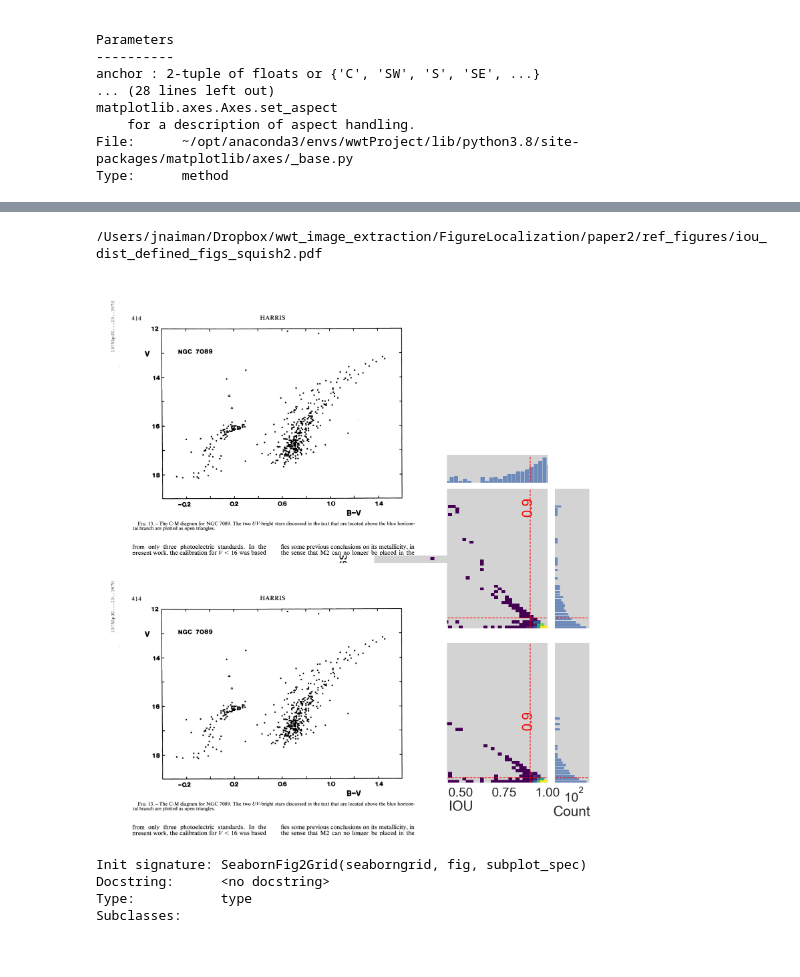
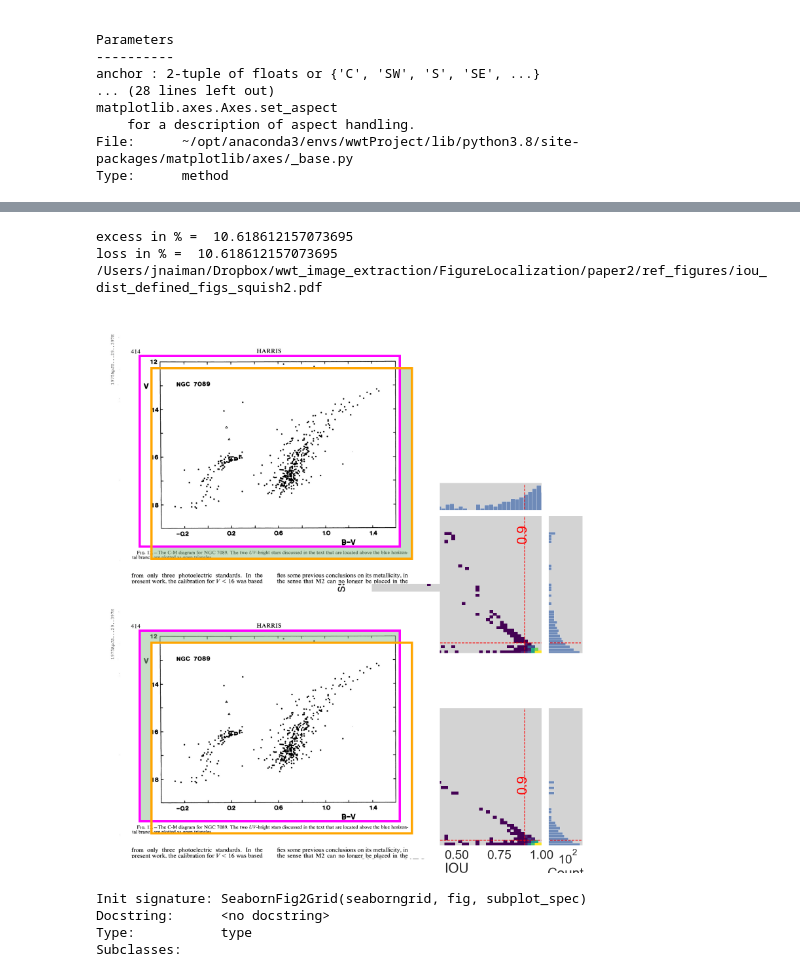
Before and after one commit to ReadingTimeMachine/digitization_at_high_localization, a Jupyter notebook: iou_vs_metrics_of_interest.ipynb, the cells around one changed output, grey strips where cells are left out. Drawn from its saved outputs; the diff is of its cells as text; code cells hidden in the pictures.

```diff
--- a/iou_vs_metrics_of_interest.ipynb
+++ b/iou_vs_metrics_of_interest.ipynb
@@ -976,6 +1147,7 @@ mg1 = SeabornFig2Grid(gl, fig, gs[1,1])
 # fake plots
 ax1 = plt.subplot(gs[0, 0])
 ax1.imshow(img)
+add_excess(ax1)
 #ax1.set_anchor('C')
 # # finally, set new location/dimensions of the axes
 # ax1.set_position([box1.x0, new_bottom1, w1, new_h1])
@@ -984,7 +1156,8 @@ ax1.imshow(img)
 # fake plots
 ax2 = plt.subplot(gs[1, 0])
 ax2.imshow(img)
-ax2.set_anchor('C')
+#ax2.set_anchor('C')
+add_loss(ax2)
 
 for a in [ax1,ax2]:
     a.xaxis.set_visible(False)
@@ -1053,36 +1226,38 @@ rectf = pt.Rectangle((x1f, y1f), x2f - x1f, y2f - y1f, linewidth=linethick_diagr
 gl.ax_joint.add_patch(rectf)
 
 #gs.tight_layout(fig, rect=[-0.05, -0.03, 1, 1]) # for placing fig -- without colorbar
 # xmin, ymin, w, h
 #gs.tight_layout(fig, rect=[-0.25, -0.03, 1.2, 1.5]) # for placing fig -- without colorbar
 
 # xmin, ymin, w, h
 ax1.set_position([0.0,0.5,0.5,0.5])
 ax2.set_position([0.0,0.0,0.5,0.5])
 
 width = 0.25 # widht of joint plot
-xmin = 0.4 # x start of joint plots
-ymin = 0.1 # y start of joint plots
+xmin = 0.405 # x start of joint plots
+ymin = 0.05 # y start of joint plots
 height = 0.25 # height of joint plots
 ywidth = 0.05 # width of y-side marginal
 yspace = 0.01 # space between y-side marginal and joint
 xspace = 0.01 # space between x-side marginal and joint
 plots_vert_space = 0.1 # distance between 2 main joint plots
 gl.ax_joint.set_position([xmin,ymin,width,height])
 gl.ax_marg_y.set_position([xmin+width+yspace, ymin, ywidth, height])
 
 ge.ax_joint.set_position([xmin,ymin+height+plots_vert_space, width, height])
 ge.ax_marg_y.set_position([xmin+width+yspace, ymin+height+plots_vert_space, ywidth, height])
 ge.ax_marg_x.set_position([xmin, ymin+height*2+plots_vert_space+xspace, width, ywidth])
 #fig.set_position([0.5,0.0,0.5,1.0])
 #gs.bottom = 0.0
 
 
 plt.savefig(save_fig_name_base + 'defined_figs_squish2.pdf')#,bbox_inches="tight",pad_inches=0.20)
 print(save_fig_name_base + 'defined_figs_squish2.pdf')
 # %% [output]
+excess in % =  10.618612157073695
+loss in % =  10.618612157073695
 /Users/jnaiman/Dropbox/wwt_image_extraction/FigureLocalization/paper2/ref_figures/iou_dist_defined_figs_squish2.pdf
-[figure, old version]
+[figure, new version]
 # %%
 gl.ax_joint.set_position
 # %% [output]
```
Also changed, not shown: parts of 4 cells of this notebook.
